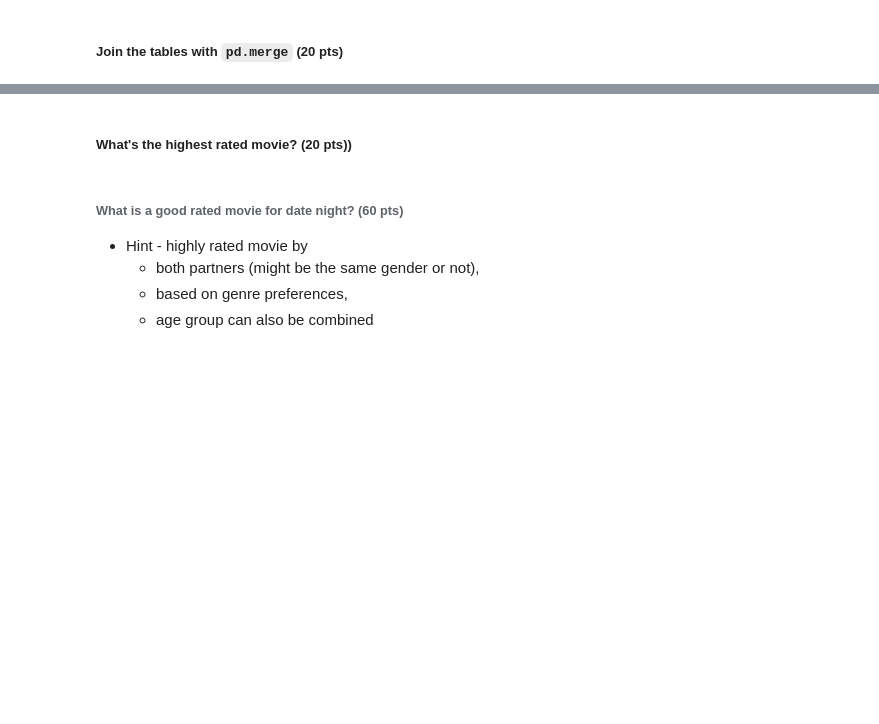
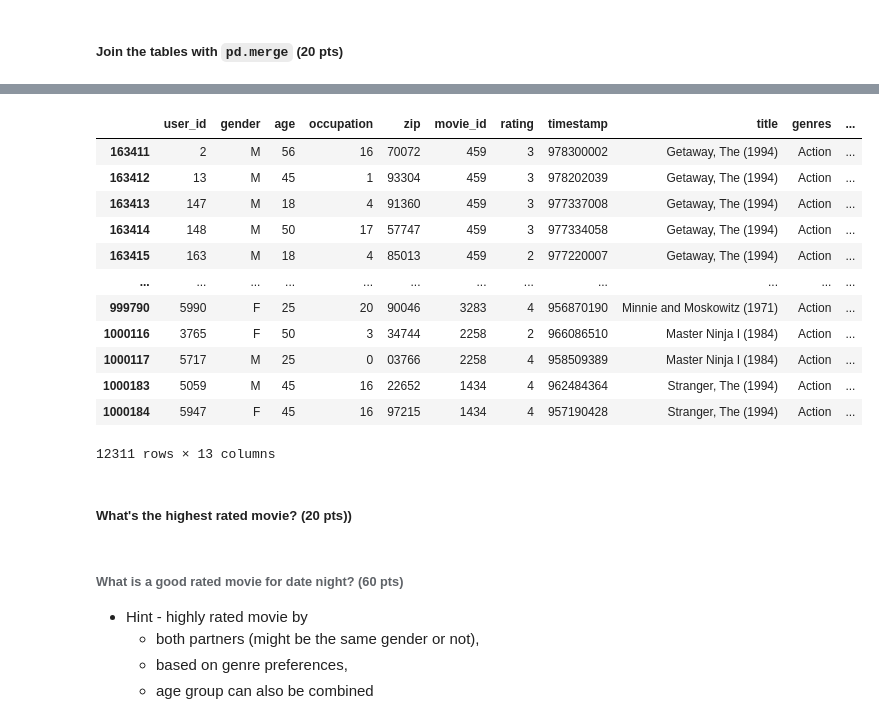
Before and after one commit to VarshaAnnamalai/Varsha-CSC_605_2022_Assignment, a Jupyter notebook: Assignment_2/src/date_night_movie.ipynb, the cells around one changed output, grey strips where cells are left out. Cells and saved outputs as stored; diff of their text form; code cells hidden in the pictures; blank space fills up the shorter version.

```diff
--- a/Assignment_2/src/date_night_movie.ipynb
+++ b/Assignment_2/src/date_night_movie.ipynb
@@ -100,3 +143,19 @@ print (movies.head())
+# %%
+users_ratings_movies[users_ratings_movies.genres=='Action']
+# %% [output]
+|  | user_id | gender | age | occupation | zip | movie_id | rating | timestamp | title | genres | ... |
+| 163411 | 2 | M | 56 | 16 | 70072 | 459 | 3 | 978300002 | Getaway, The (1994) | Action | ... |
+| 163412 | 13 | M | 45 | 1 | 93304 | 459 | 3 | 978202039 | Getaway, The (1994) | Action | ... |
+| 163413 | 147 | M | 18 | 4 | 91360 | 459 | 3 | 977337008 | Getaway, The (1994) | Action | ... |
+| 163414 | 148 | M | 50 | 17 | 57747 | 459 | 3 | 977334058 | Getaway, The (1994) | Action | ... |
+| 163415 | 163 | M | 18 | 4 | 85013 | 459 | 2 | 977220007 | Getaway, The (1994) | Action | ... |
+| ... | ... | ... | ... | ... | ... | ... | ... | ... | ... | ... | ... |
+| 999790 | 5990 | F | 25 | 20 | 90046 | 3283 | 4 | 956870190 | Minnie and Moskowitz (1971) | Action | ... |
+| 1000116 | 3765 | F | 50 | 3 | 34744 | 2258 | 2 | 966086510 | Master Ninja I (1984) | Action | ... |
+| 1000117 | 5717 | M | 25 | 0 | 03766 | 2258 | 4 | 958509389 | Master Ninja I (1984) | Action | ... |
+| 1000183 | 5059 | M | 45 | 16 | 22652 | 1434 | 4 | 962484364 | Stranger, The (1994) | Action | ... |
+| 1000184 | 5947 | F | 45 | 16 | 97215 | 1434 | 4 | 957190428 | Stranger, The (1994) | Action | ... |
+12311 rows × 13 columns
 # %% [markdown]
 ##### What's the highest rated movie? (20 pts))
 # %% [markdown]
```
Also changed, not shown: parts of 9 cells of this notebook.
